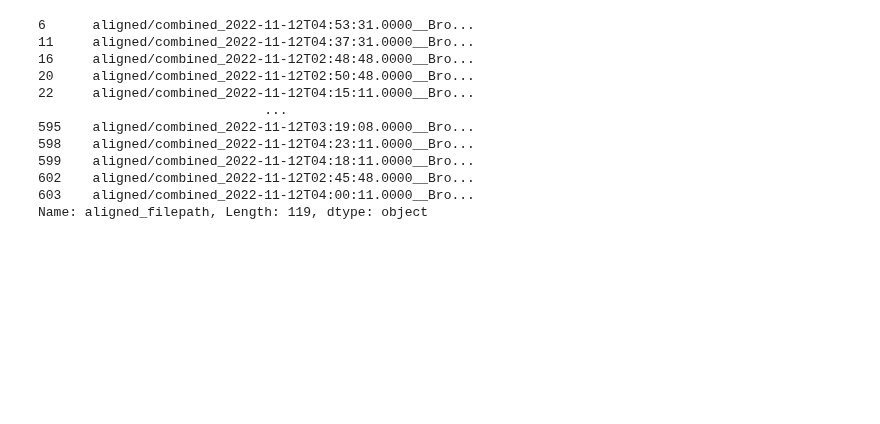
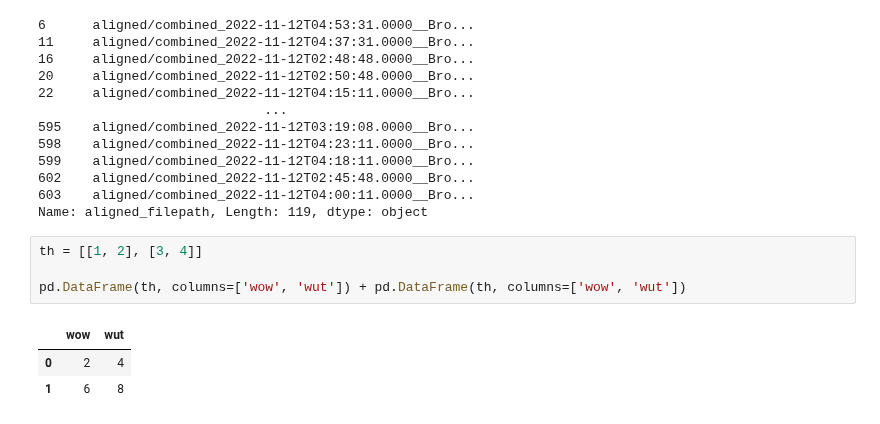
Before and after one commit to mkzeender/astrophysics-brorfelde, a Jupyter notebook: project.ipynb, the cells around one changed output. Saved outputs shown, nothing was run; the diff lists cells and outputs as text; blank space fills up the shorter version.

```diff
--- a/project.ipynb
+++ b/project.ipynb
@@ -271,3 +366,11 @@ imgs[okay][night_2_group_1]['aligned_filepath']
 602    aligned/combined_2022-11-12T02:45:48.0000__Bro...
 603    aligned/combined_2022-11-12T04:00:11.0000__Bro...
 Name: aligned_filepath, Length: 119, dtype: object
+# %%
+th = [[1, 2], [3, 4]]
+
+pd.DataFrame(th, columns=['wow', 'wut']) + pd.DataFrame(th, columns=['wow', 'wut'])
+# %% [output]
+|  | wow | wut |
+| 0 | 2 | 4 |
+| 1 | 6 | 8 |
```
Also changed, not shown: parts of 11 cells of this notebook, 1 other file.
